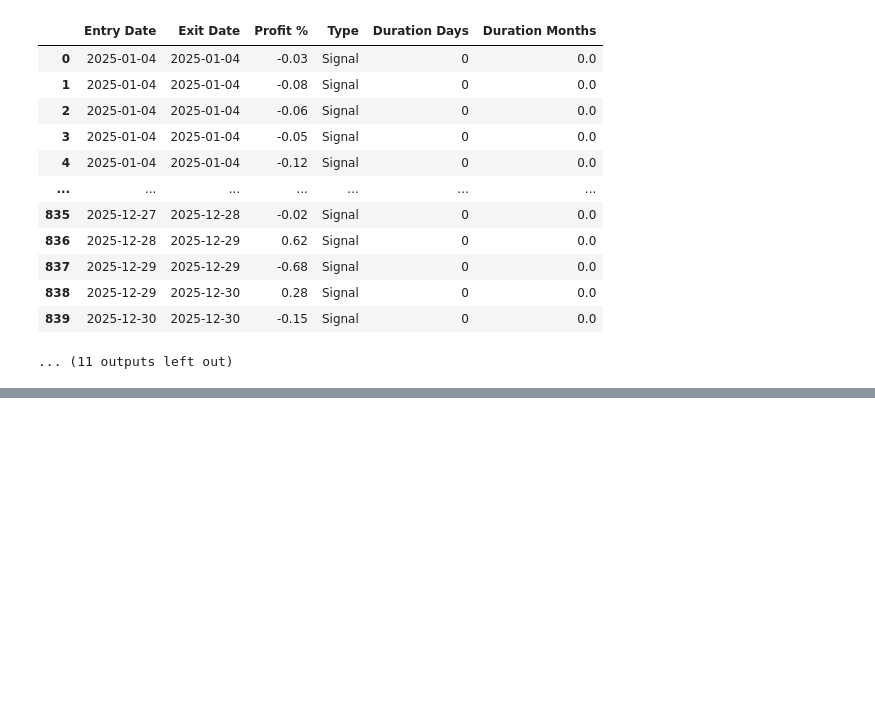
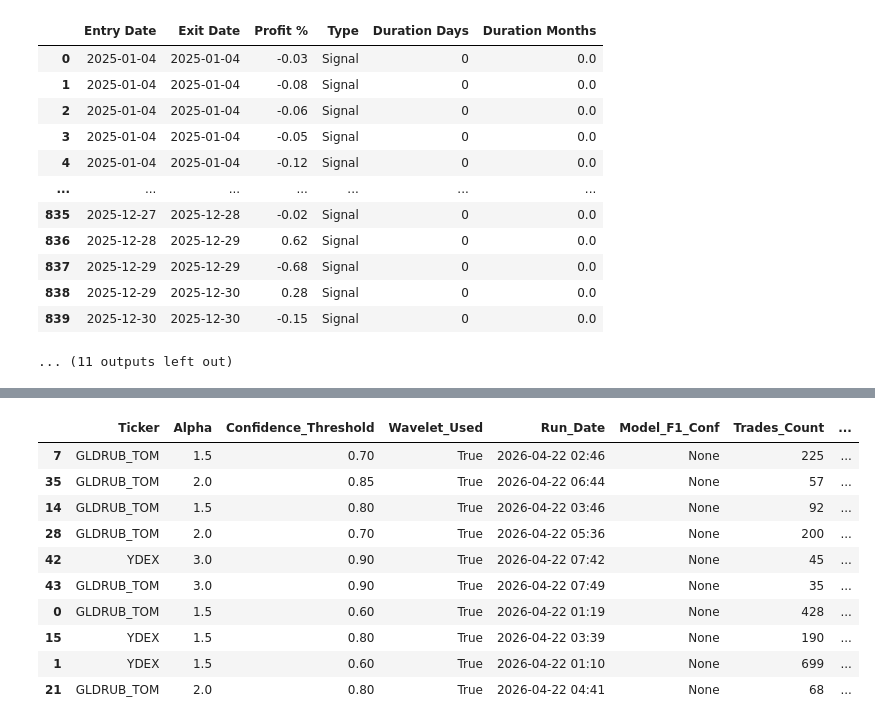
Before and after one commit to JayRox73/Deep_Learning_Trading_Strategy_for_Russian_Stock_Market, a Jupyter notebook: models.ipynb, the cells around one changed output, grey strips where cells are left out. Cells and saved outputs as stored; diff of their text form; code cells hidden in the pictures; blank space fills up the shorter version.

```diff
--- a/models.ipynb
+++ b/models.ipynb
@@ -376,15 +264,6 @@ def wavelet_denoise_5m_safe(series, wavelet='sym4', level=3, daily_window=78):
 # %%
 def fill_time_gaps(df: pd.DataFrame, interval_name: str = "5min") -> pd.DataFrame:
-    """
-    Вставляет пропущенные временные интервалы и заполняет их последним известным значением.
-    Должна выполняться ПЕРЕД clean_market_data().
-    """
-    resample_map = {
-        "5min": "5T",
-        "15min": "15T",
-        "1hour": "H",
-        "1day": "D"
-    }
+    resample_map = {"5min": "5T", "15min": "15T", "1hour": "H", "1day": "D"}
     freq = resample_map.get(interval_name, "5T")
 
     df = df.copy()
@@ -397,50 +276,44 @@ def fill_time_gaps(df: pd.DataFrame, interval_name: str = "5min") -> pd.DataFram
 
     df = df.sort_index()
 
-    # Создаём полный диапазон
-    full_range = pd.date_range(
-        start=df.index.min(),
-        end=df.index.max(),
-        freq=freq
-    )
-
+    full_range = pd.date_range(start=df.index.min(), end=df.index.max(), freq=freq)
     df = df.reindex(full_range)
     df.index.name = "DateTime"
 
-    # Заполнение
     price_cols = ['Open', 'High', 'Low', 'Close']
     df[price_cols] = df[price_cols].ffill().bfill()
     if 'Volume' in df.columns:
         df['Volume'] = df['Volume'].fillna(0)
 
+    # Гарантированно возвращаем DateTime как колонку, а не как индекс
     return df.reset_index()
 # %%
 def clean_market_data(df: pd.DataFrame) -> pd.DataFrame:
-    """
-    Базовая очистка рыночных данных: замена нулевых цен на NaN + ffill/bfill.
-    Выполняется ПОСЛЕ fill_time_gaps().
-    """
     df = df.copy()
 
     if 'DateTime' in df.columns:
         df = df.set_index('DateTime').sort_index()
+    elif isinstance(df.index, pd.DatetimeIndex):
+        df = df.sort_index()
+        if df.index.name is None:
+            df.index.name = 'DateTime'
+    else:
+        raise ValueError("Нет колонки или индекса DateTime")
 
     cols_to_fix = ['Open', 'High', 'Low', 'Close']
 
-    # Заменяем явные нули на NaN
     for col in cols_to_fix:
         if col in df.columns:
             df[col] = df[col].replace(0, pd.NA)
 
-    # Forward + Backward fill для цен
     df[cols_to_fix] = df[cols_to_fix].ffill()
     df[cols_to_fix] = df[cols_to_fix].bfill()
 
-    # Volume: пропуски = 0
     if 'Volume' in df.columns:
         df['Volume'] = df['Volume'].fillna(0)
 
-    return df.reset_index() if 'DateTime' not in df.index.names else df
+    # Гарантированно возвращаем DateTime как колонку
+    return df.reset_index()
 # %%
 # if not final_results.empty:
 #     # Визуализация
@@ -683,6 +693,3 @@ def analyze_strategy_performance(df, commission=0.0003, rf_rate=0.15, be_trigger
 # %%
 # tickers_to_test = ['SBER', 'NVTK', 'TRNFP', 'SNGS', 'SNGSP', 'MGNT', 'ROSN', 'VTBR', 'TATN', 'GMKN', 'LKOH', 'MTSS', 'GAZP', 'HYDR', 'RTKM', 'ALRS', 'CHMF']
 tickers_to_test = ['MGNT', 'VTBR', 'TATN', 'LKOH', 'YDEX', 'GLDRUB_TOM']
-# %%
-df = pd.read_parquet(f'data/GLDRUB_TOM_5min.parquet')
-df
@@ -719,7 +712,7 @@ for i in tickers_to_test:
 
     final_results = run_backtest_with_fine_tuning(df)
 
-    report_df = analyze_strategy_performance(final_results)
+    report_df = analyze_trades(final_results)
     display(report_df)
 
     report_df_2 = analyze_strategy_performance(final_results, be_trigger=1.0)
@@ -970,0 +1246,14 @@ run_batch_backtest_to_csv(tickers_to_test, filename='dissertation_results.csv',
+# %%
+display(final_df.head(10))
+# %% [output]
+|  | Ticker | Alpha | Confidence_Threshold | Wavelet_Used | Run_Date | Model_F1_Conf | Trades_Count | ... |
+| 7 | GLDRUB_TOM | 1.5 | 0.70 | True | 2026-04-22 02:46 | None | 225 | ... |
+| 35 | GLDRUB_TOM | 2.0 | 0.85 | True | 2026-04-22 06:44 | None | 57 | ... |
+| 14 | GLDRUB_TOM | 1.5 | 0.80 | True | 2026-04-22 03:46 | None | 92 | ... |
+| 28 | GLDRUB_TOM | 2.0 | 0.70 | True | 2026-04-22 05:36 | None | 200 | ... |
+| 42 | YDEX | 3.0 | 0.90 | True | 2026-04-22 07:42 | None | 45 | ... |
+| 43 | GLDRUB_TOM | 3.0 | 0.90 | True | 2026-04-22 07:49 | None | 35 | ... |
+| 0 | GLDRUB_TOM | 1.5 | 0.60 | True | 2026-04-22 01:19 | None | 428 | ... |
+| 15 | YDEX | 1.5 | 0.80 | True | 2026-04-22 03:39 | None | 190 | ... |
+| 1 | YDEX | 1.5 | 0.60 | True | 2026-04-22 01:10 | None | 699 | ... |
+| 21 | GLDRUB_TOM | 2.0 | 0.80 | True | 2026-04-22 04:41 | None | 68 | ... |
```
Also changed, not shown: parts of 16 cells of this notebook, 5 other files.
